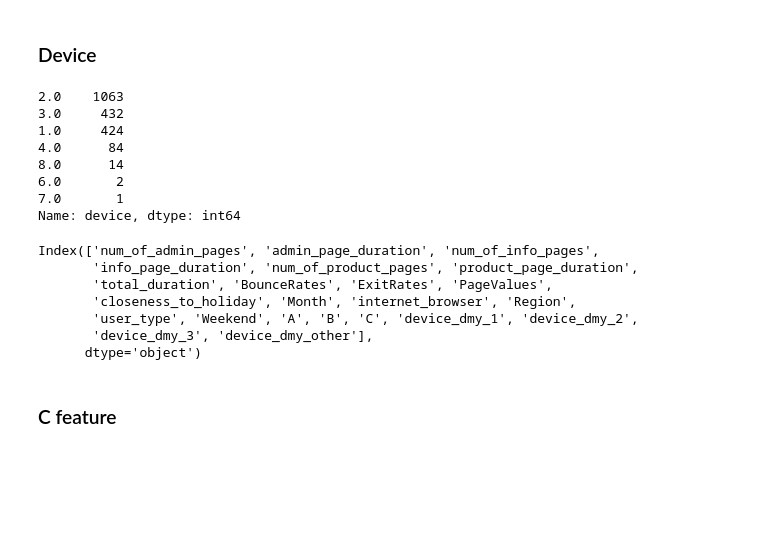
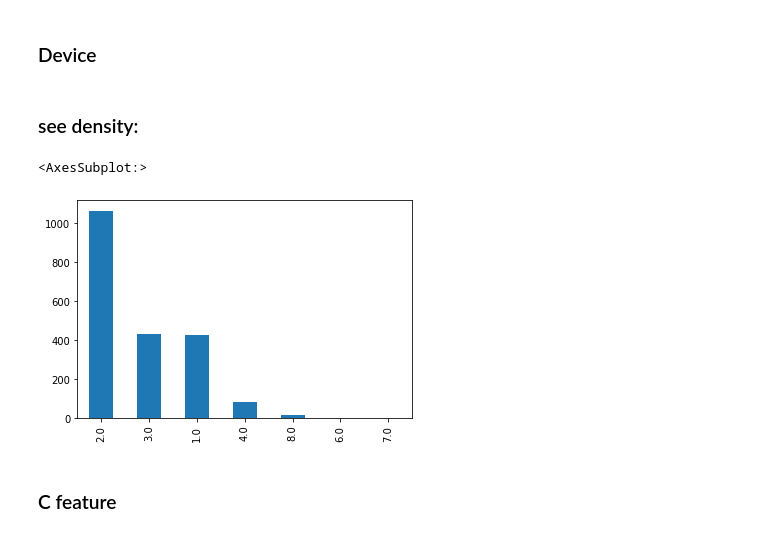
Before and after one commit to MrPupik/INTO_TO_ML, a Jupyter notebook: project/itay_nb.ipynb, the cells around one changed output. Saved outputs shown, nothing was run; the diff lists cells and outputs as text; code cells hidden in the pictures; blank space fills up the shorter version.

```diff
--- a/project/itay_nb.ipynb
+++ b/project/itay_nb.ipynb
@@ -382,17 +392,14 @@ X_val = closeness_data_prep(X_val)
 X_test = closeness_data_prep(X_test)
 # %% [markdown]
 ### Device
+# %% [markdown]
+### see density:
 # %%
-X_train.device.value_counts()
+X_train.device.value_counts().plot.bar()
+pass
 # %% [output]
-2.0    1063
-3.0     432
-1.0     424
-4.0      84
-8.0      14
-6.0       2
-7.0       1
-Name: device, dtype: int64
+<AxesSubplot:>
+[figure, added]
 # %%
 def make_dummy_device(X: pd.DataFrame):
     mapper = {1.0: '1', 2.0: '2', 3.0: '3', 'Default': 'other'}
@@ -402,15 +409,5 @@ def make_dummy_device(X: pd.DataFrame):
 X_train = make_dummy_device(X_train)
 X_val = make_dummy_device(X_val)
 X_test = make_dummy_device(X_test)
-# %%
-X_train.columns
-# %% [output]
-Index(['num_of_admin_pages', 'admin_page_duration', 'num_of_info_pages',
-       'info_page_duration', 'num_of_product_pages', 'product_page_duration',
-       'total_duration', 'BounceRates', 'ExitRates', 'PageValues',
-       'closeness_to_holiday', 'Month', 'internet_browser', 'Region',
-       'user_type', 'Weekend', 'A', 'B', 'C', 'device_dmy_1', 'device_dmy_2',
-       'device_dmy_3', 'device_dmy_other'],
-      dtype='object')
 # %% [markdown]
 ### C feature
```
Also changed, not shown: parts of 79 cells of this notebook.
